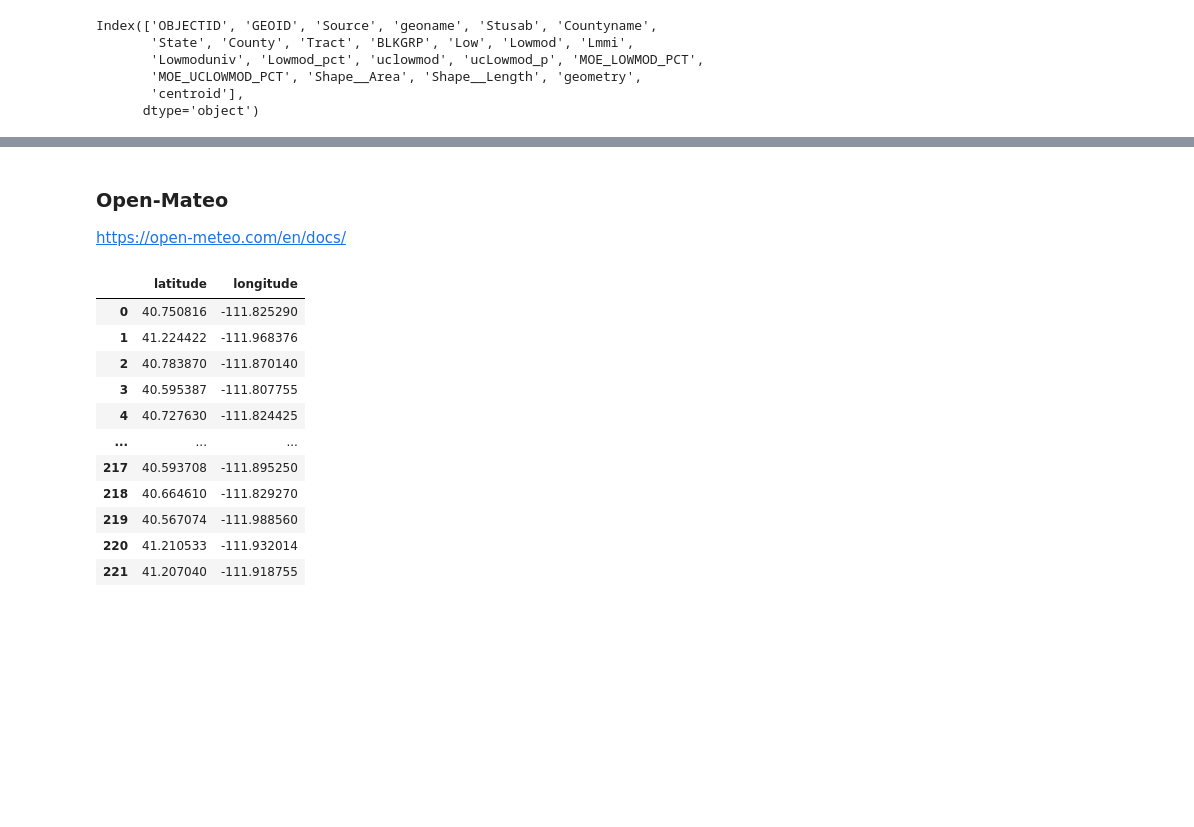
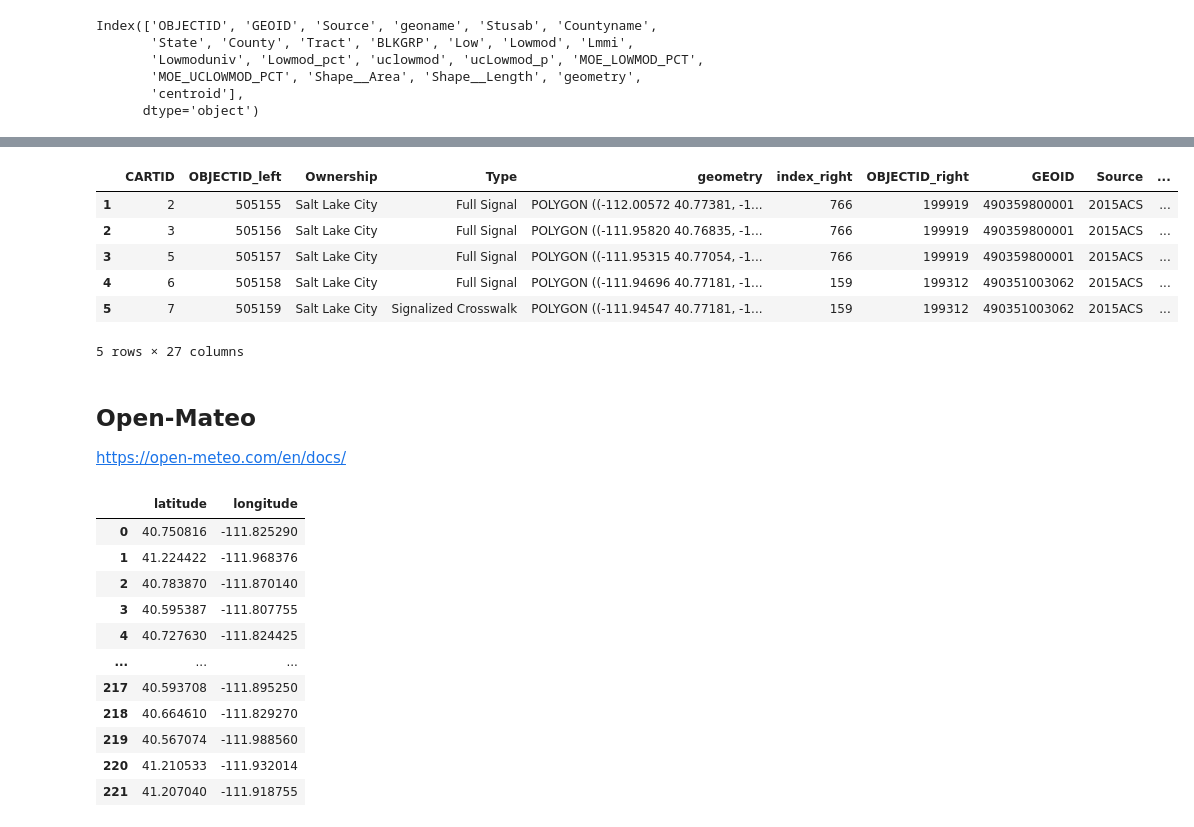
Before and after one commit to jaredfeldman/AI4AQ, a Jupyter notebook: flask_app/jupyter/sensor_ai_generator.ipynb, the cells around one changed output, grey strips where cells are left out. Drawn from its saved outputs; the diff is of its cells as text; code cells hidden in the pictures; blank space fills up the shorter version.

```diff
--- a/flask_app/jupyter/sensor_ai_generator.ipynb
+++ b/flask_app/jupyter/sensor_ai_generator.ipynb
@@ -74,5 +85,21 @@ geojson_gdf['longitude'] = geojson_gdf['centroid'].apply(lambda geom: geom.x)
+# %%
+if geojson_gdf.crs != geojson_int.crs:
+    geojson_int = geojson_int.to_crs(geojson_gdf.crs)
+
+# Step 2: Perform the spatial join
+joined_geodata = gpd.sjoin(geojson_int, geojson_gdf, how="inner", op="within")
+# %%
+joined_geodata.head()
+# %% [output]
+|  | CARTID | OBJECTID_left | Ownership | Type | geometry | index_right | OBJECTID_right | GEOID | Source | ... |
+| 1 | 2 | 505155 | Salt Lake City | Full Signal | POLYGON ((-112.00572 40.77381, -1... | 766 | 199919 | 490359800001 | 2015ACS | ... |
+| 2 | 3 | 505156 | Salt Lake City | Full Signal | POLYGON ((-111.95820 40.76835, -1... | 766 | 199919 | 490359800001 | 2015ACS | ... |
+| 3 | 5 | 505157 | Salt Lake City | Full Signal | POLYGON ((-111.95315 40.77054, -1... | 766 | 199919 | 490359800001 | 2015ACS | ... |
+| 4 | 6 | 505158 | Salt Lake City | Full Signal | POLYGON ((-111.94696 40.77181, -1... | 159 | 199312 | 490351003062 | 2015ACS | ... |
+| 5 | 7 | 505159 | Salt Lake City | Signalized Crosswalk | POLYGON ((-111.94547 40.77181, -1... | 159 | 199312 | 490351003062 | 2015ACS | ... |
+5 rows × 27 columns
 # %% [markdown]
-### Open-Mateo
+## Open-Mateo
 https://open-meteo.com/en/docs/
 # %%
 # Must install the following
```
Also changed, not shown: parts of 18 cells of this notebook, 6 other files.
